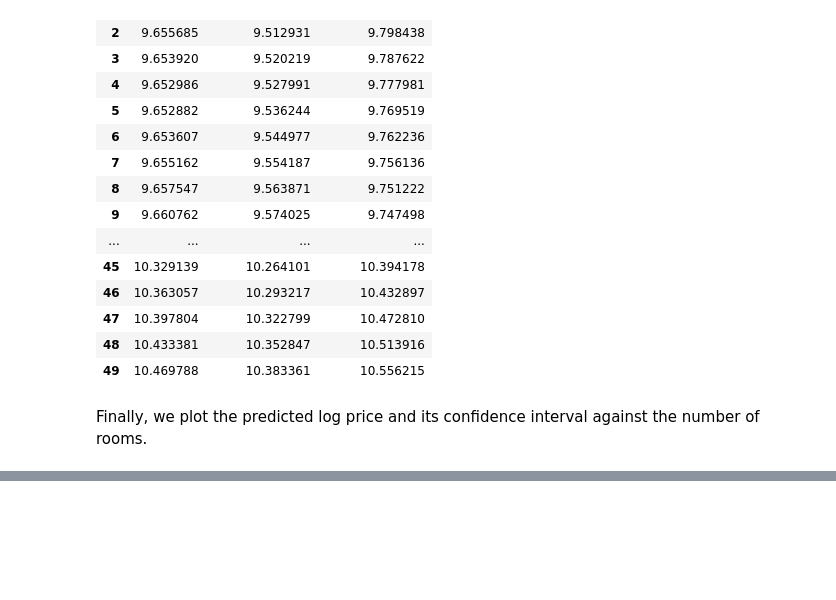
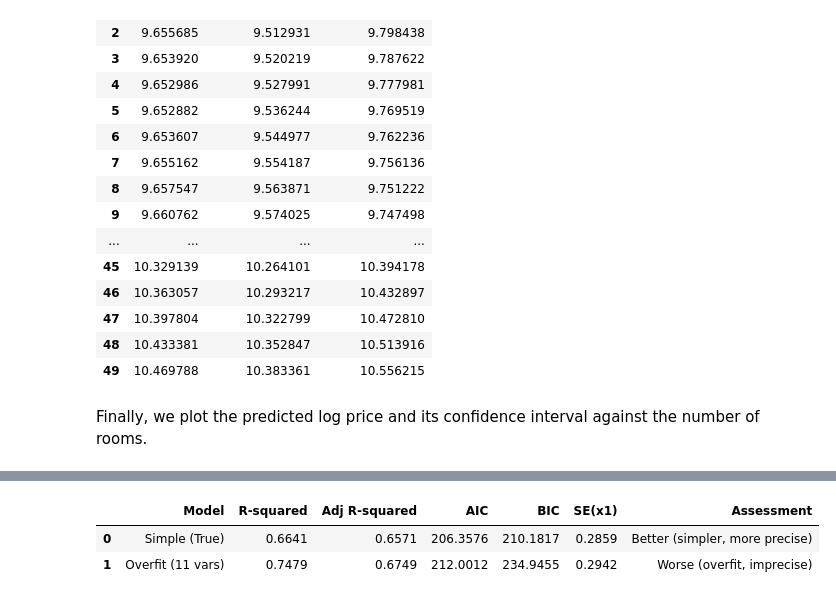
Before and after one commit to jhu-aap-econ/merino, a Jupyter notebook: notebooks/Ch6. MRA - Further Issues.ipynb, the cells around one changed output, grey strips where cells are left out. Saved outputs shown, nothing was run; the diff lists cells and outputs as text; code cells hidden in the pictures; blank space fills up the shorter version.

```diff
--- a/notebooks/Ch6. MRA - Further Issues.ipynb
+++ b/notebooks/Ch6. MRA - Further Issues.ipynb
@@ -769,0 +923,39 @@ The plot visually represents the inverted U-shaped relationship between the numb
+# %%
+# Demonstrate overfitting with too many variables
+np.random.seed(42)
+n = 50  # Small sample
+
+# True DGP: y depends only on x1
+x1 = stats.norm.rvs(0, 1, size=n)
+x_noise = stats.norm.rvs(0, 1, size=(n, 10))  # 10 irrelevant variables
+y_true = 2 + 3 * x1
+y = y_true + stats.norm.rvs(0, 2, size=n)
+
+# Create dataframe
+data_overfit = pd.DataFrame({'y': y, 'x1': x1})
+for i in range(10):
+    data_overfit[f'noise{i+1}'] = x_noise[:, i]
+
+# Simple model (correct specification)
+simple_model = smf.ols('y ~ x1', data=data_overfit).fit()
+
+# Overfit model (includes irrelevant variables)
+overfit_formula = 'y ~ x1 + ' + ' + '.join([f'noise{i+1}' for i in range(10)])
+overfit_model = smf.ols(overfit_formula, data=data_overfit).fit()
+
+# Compare
+overfit_comparison = pd.DataFrame({
+    'Model': ['Simple (True)', 'Overfit (11 vars)'],
+    'R-squared': [simple_model.rsquared, overfit_model.rsquared],
+    'Adj R-squared': [simple_model.rsquared_adj, overfit_model.rsquared_adj],
+    'AIC': [simple_model.aic, overfit_model.aic],
+    'BIC': [simple_model.bic, overfit_model.bic],
+    'SE(x1)': [simple_model.bse['x1'], overfit_model.bse['x1']],
+    'Assessment': ['Better (simpler, more precise)', 'Worse (overfit, imprecise)']
+})
+
+display(overfit_comparison.round(4))
+# %% [output]
+|  | Model | R-squared | Adj R-squared | AIC | BIC | SE(x1) | Assessment |
+| 0 | Simple (True) | 0.6641 | 0.6571 | 206.3576 | 210.1817 | 0.2859 | Better (simpler, more precise) |
+| 1 | Overfit (11 vars) | 0.7479 | 0.6749 | 212.0012 | 234.9455 | 0.2942 | Worse (overfit, imprecise) |
```
Also changed, not shown: parts of 17 cells of this notebook, 53 other files.
